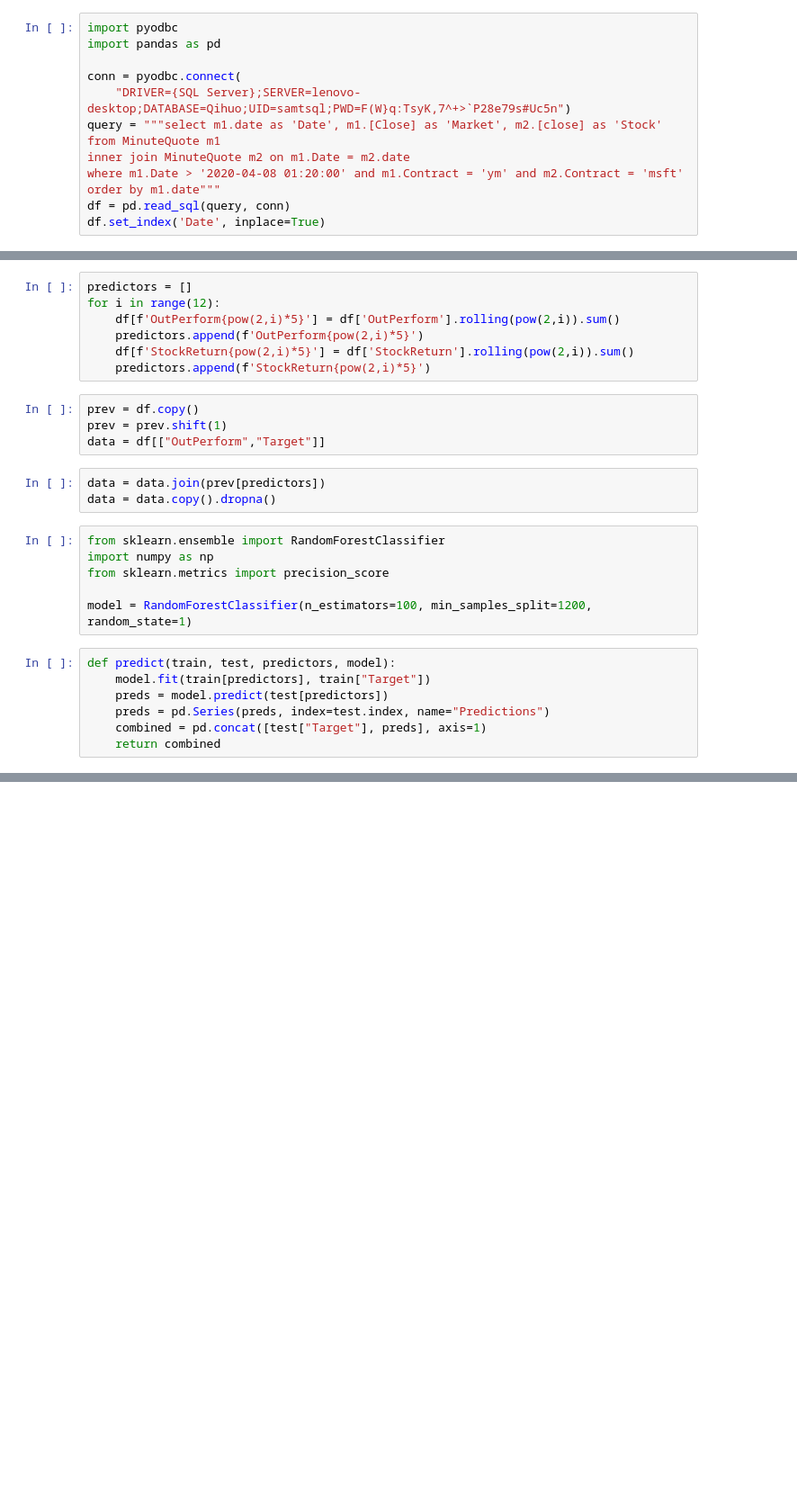
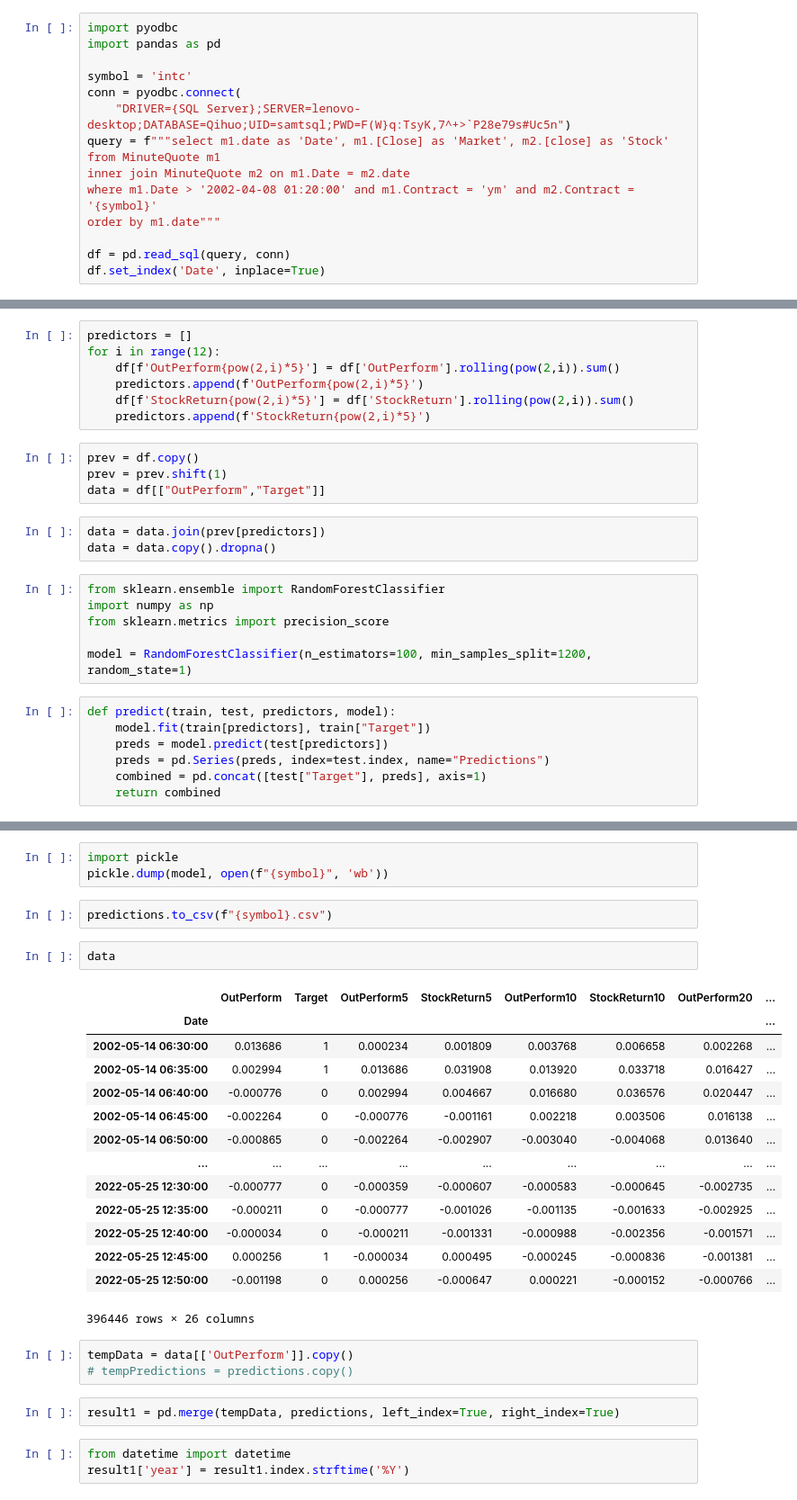
Before and after one commit to bxz2501/StockProject, a Jupyter notebook: stock/arbitrage.ipynb, the cells around one changed output, grey strips where cells are left out. Shown: that part at 90% size. Saved outputs shown, nothing was run; the diff lists cells and outputs as text; blank space fills up the shorter version.

```diff
--- a/stock/arbitrage.ipynb
+++ b/stock/arbitrage.ipynb
@@ -2,12 +2,14 @@
 import pyodbc
 import pandas as pd
 
+symbol = 'intc'
 conn = pyodbc.connect(
     "DRIVER={SQL Server};SERVER=lenovo-desktop;DATABASE=Qihuo;UID=samtsql;PWD=F(W}q:TsyK,7^+>`P28e79s#Uc5n")
-query = """select m1.date as 'Date', m1.[Close] as 'Market', m2.[close] as 'Stock'  from MinuteQuote m1
+query = f"""select m1.date as 'Date', m1.[Close] as 'Market', m2.[close] as 'Stock'  from MinuteQuote m1
 inner join MinuteQuote m2 on m1.Date = m2.date
-where m1.Date > '2020-04-08 01:20:00' and m1.Contract = 'ym' and m2.Contract = 'msft'
+where m1.Date > '2002-04-08 01:20:00' and m1.Contract = 'ym' and m2.Contract = '{symbol}'
 order by m1.date"""
+
 df = pd.read_sql(query, conn)
 df.set_index('Date', inplace=True)
 # %%
@@ -108,0 +97,30 @@ Name: Target, Length: 312, dtype: int32
+# %%
+import pickle
+pickle.dump(model, open(f"{symbol}", 'wb'))
+# %%
+predictions.to_csv(f"{symbol}.csv")
+# %%
+data
+# %% [output]
+|  | OutPerform | Target | OutPerform5 | StockReturn5 | OutPerform10 | StockReturn10 | OutPerform20 | ... |
+| Date |  |  |  |  |  |  |  | ... |
+| 2002-05-14 06:30:00 | 0.013686 | 1 | 0.000234 | 0.001809 | 0.003768 | 0.006658 | 0.002268 | ... |
+| 2002-05-14 06:35:00 | 0.002994 | 1 | 0.013686 | 0.031908 | 0.013920 | 0.033718 | 0.016427 | ... |
+| 2002-05-14 06:40:00 | -0.000776 | 0 | 0.002994 | 0.004667 | 0.016680 | 0.036576 | 0.020447 | ... |
+| 2002-05-14 06:45:00 | -0.002264 | 0 | -0.000776 | -0.001161 | 0.002218 | 0.003506 | 0.016138 | ... |
+| 2002-05-14 06:50:00 | -0.000865 | 0 | -0.002264 | -0.002907 | -0.003040 | -0.004068 | 0.013640 | ... |
+| ... | ... | ... | ... | ... | ... | ... | ... | ... |
+| 2022-05-25 12:30:00 | -0.000777 | 0 | -0.000359 | -0.000607 | -0.000583 | -0.000645 | -0.002735 | ... |
+| 2022-05-25 12:35:00 | -0.000211 | 0 | -0.000777 | -0.001026 | -0.001135 | -0.001633 | -0.002925 | ... |
+| 2022-05-25 12:40:00 | -0.000034 | 0 | -0.000211 | -0.001331 | -0.000988 | -0.002356 | -0.001571 | ... |
+| 2022-05-25 12:45:00 | 0.000256 | 1 | -0.000034 | 0.000495 | -0.000245 | -0.000836 | -0.001381 | ... |
+| 2022-05-25 12:50:00 | -0.001198 | 0 | 0.000256 | -0.000647 | 0.000221 | -0.000152 | -0.000766 | ... |
+396446 rows × 26 columns
+# %%
+tempData = data[['OutPerform']].copy()
+# tempPredictions = predictions.copy()
+# %%
+result1 = pd.merge(tempData, predictions, left_index=True, right_index=True)
+# %%
+from datetime import datetime
+result1['year'] = result1.index.strftime('%Y')
```
Also changed, not shown: parts of 10 cells of this notebook, 4 other files.
